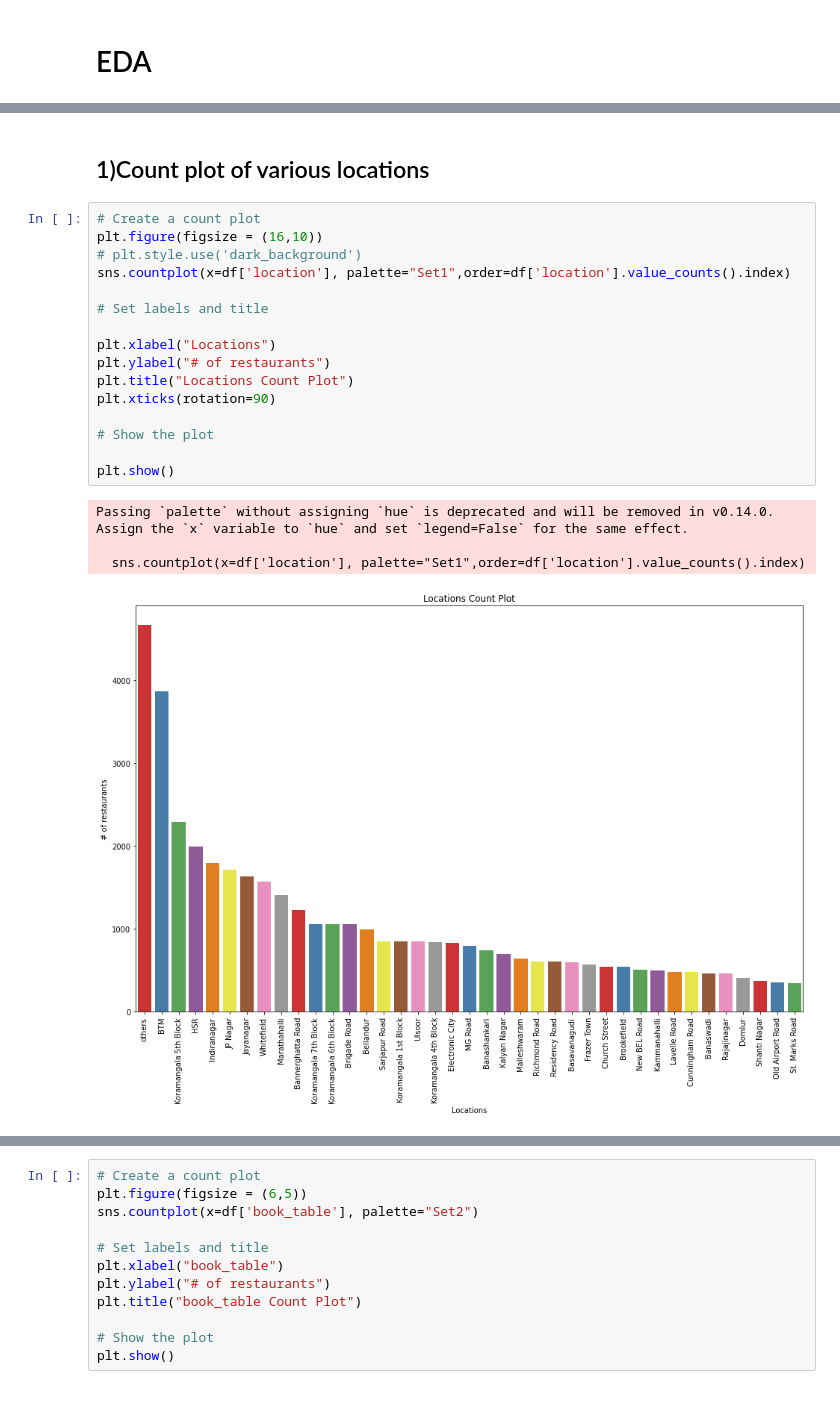
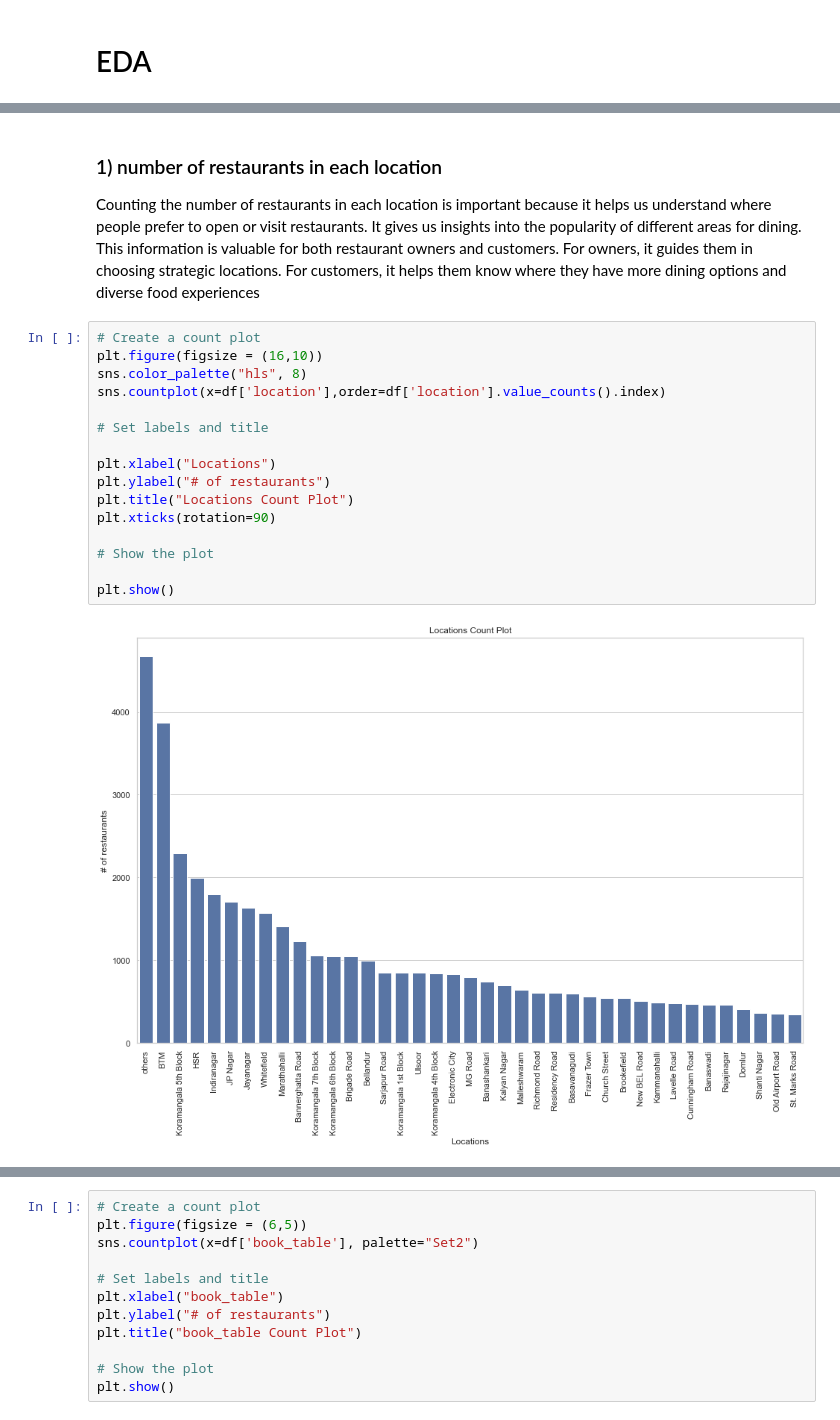
Before and after one commit to vignesh-v-007/dic-project, a Jupyter notebook: dummy.ipynb, the cells around one changed output, grey strips where cells are left out. Saved outputs shown, nothing was run; the diff lists cells and outputs as text.

```diff
--- a/dummy.ipynb
+++ b/dummy.ipynb
@@ -315,23 +305,22 @@ df.head()
-# %% [markdown]
-## 1)Count plot of various locations
+# %% [markdown]
+### 1) number of restaurants in each location
+
+Counting the number of restaurants in each location is important because it helps us understand where people prefer to open or visit restaurants. It gives us insights into the popularity of different areas for dining. This information is valuable for both restaurant owners and customers. For owners, it guides them in choosing strategic locations. For customers, it helps them know where they have more dining options and diverse food experiences
 # %%
 # Create a count plot
 plt.figure(figsize = (16,10))
-# plt.style.use('dark_background')
-sns.countplot(x=df['location'], palette="Set1",order=df['location'].value_counts().index)
+sns.color_palette("hls", 8)
+sns.countplot(x=df['location'],order=df['location'].value_counts().index)
 
 # Set labels and title
 
 plt.xlabel("Locations")
 plt.ylabel("# of restaurants")
 plt.title("Locations Count Plot")
 plt.xticks(rotation=90)
 
 # Show the plot
 
 plt.show()
 # %% [output]
-Passing `palette` without assigning `hue` is deprecated and will be removed in v0.14.0. Assign the `x` variable to `hue` and set `legend=False` for the same effect.
-
-  sns.countplot(x=df['location'], palette="Set1",order=df['location'].value_counts().index)
-[figure, old version]
+[figure, new version]
```
Also changed, not shown: parts of 41 cells of this notebook.
